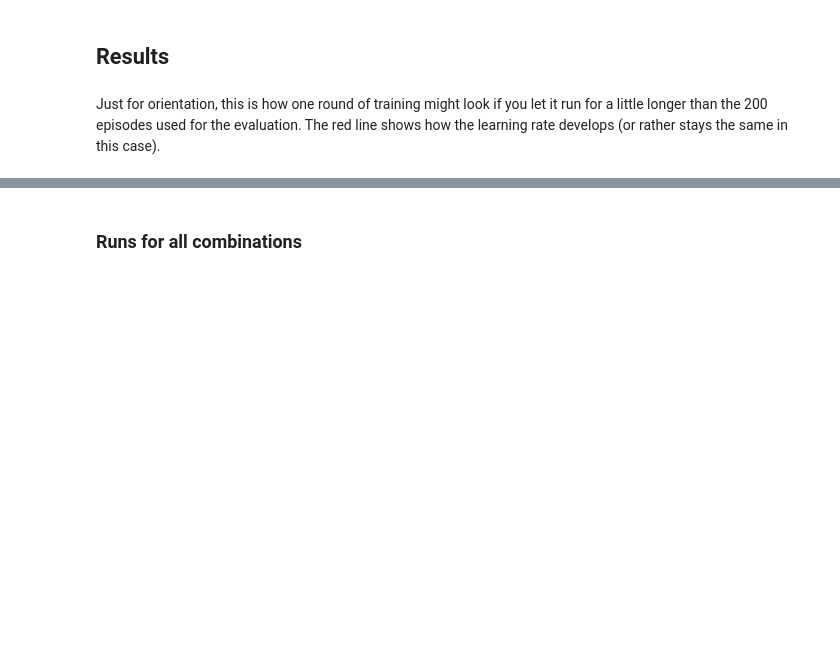
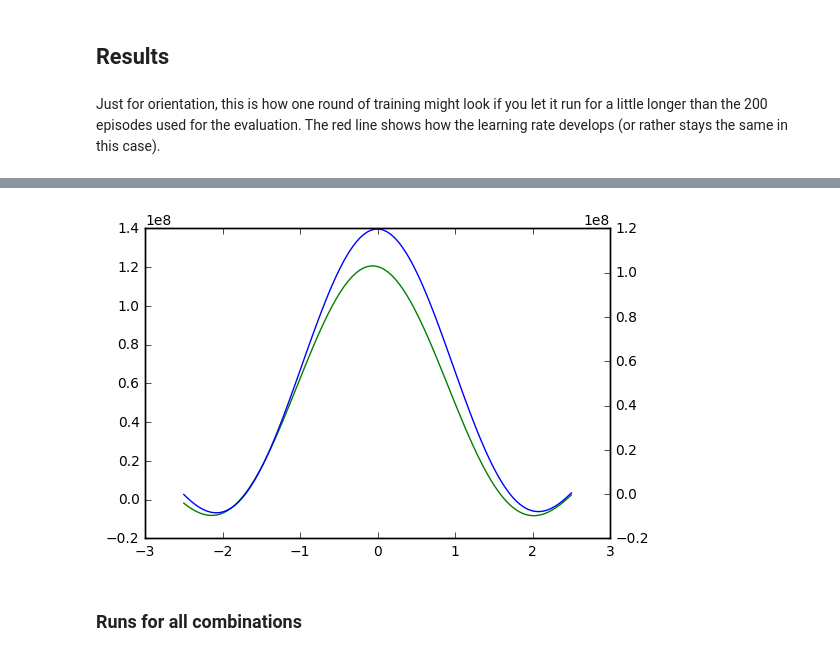
Before and after one commit to rmoehn/cartpole, a Jupyter notebook: notebooks/OffSwitchCartPole.ipynb, the cells around one changed output, grey strips where cells are left out. Drawn from its saved outputs; the diff is of its cells as text; code cells hidden in the pictures; blank space fills up the shorter version.

Commit message:
interruptibility: Record thetas
We need them for plotting the value functions.

```diff
--- a/notebooks/OffSwitchCartPole.ipynb
+++ b/notebooks/OffSwitchCartPole.ipynb
@@ -65,10 +62,11 @@ clipped_high = np.array([2.5, 3.6, 0.28, 3.7])
 clipped_low  = -clipped_high
 state_ranges = np.array([clipped_low, clipped_high])
 
+order = 3
 four_n_weights, four_feature_vec \
     = fourier_fa.make_feature_vec(state_ranges,
                                   n_acts=2,
-                                  order=3)
+                                  order=order)
 
 ofour_n_weights, ofour_feature_vec \
     = offswitch_hfa.make_feature_vec(four_feature_vec, four_n_weights)
@@ -129,3 +127,16 @@ pyplot.show()
+# %%
+Q_s0 = fourier_fa_int.make_sym_Q_s0(state_ranges, order)
+# %%
+x_samples = np.linspace(state_ranges[0][0], state_ranges[1][0], num=100)
+fig, ax1 = pyplot.subplots()
+ax1.plot(x_samples, [Q_s0(fexperience.theta[512:1024], 0, x) for x in x_samples],
+        color='g')
+ax2 = ax1.twinx()
+ax2.plot(x_samples, [Q_s0(fexperience.theta[512:1024], 1, x) for x in x_samples],
+        color='b')
+pyplot.show()
+# %% [output]
+[figure, added]
 # %% [markdown]
 ### Runs for all combinations
 # %% [markdown]
```
Also changed, not shown: parts of 10 cells of this notebook, 1 other file.
